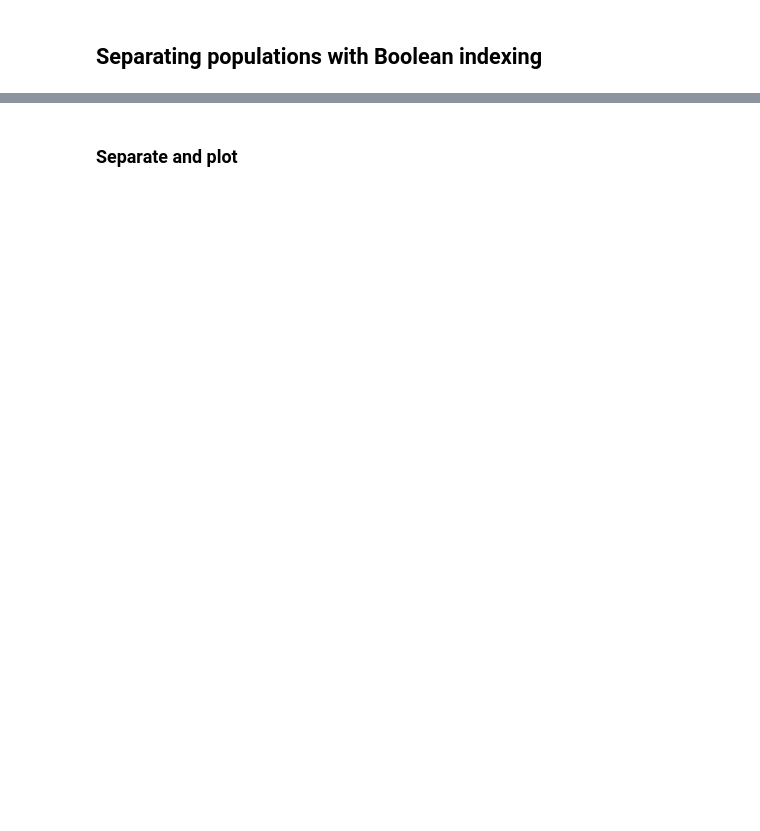
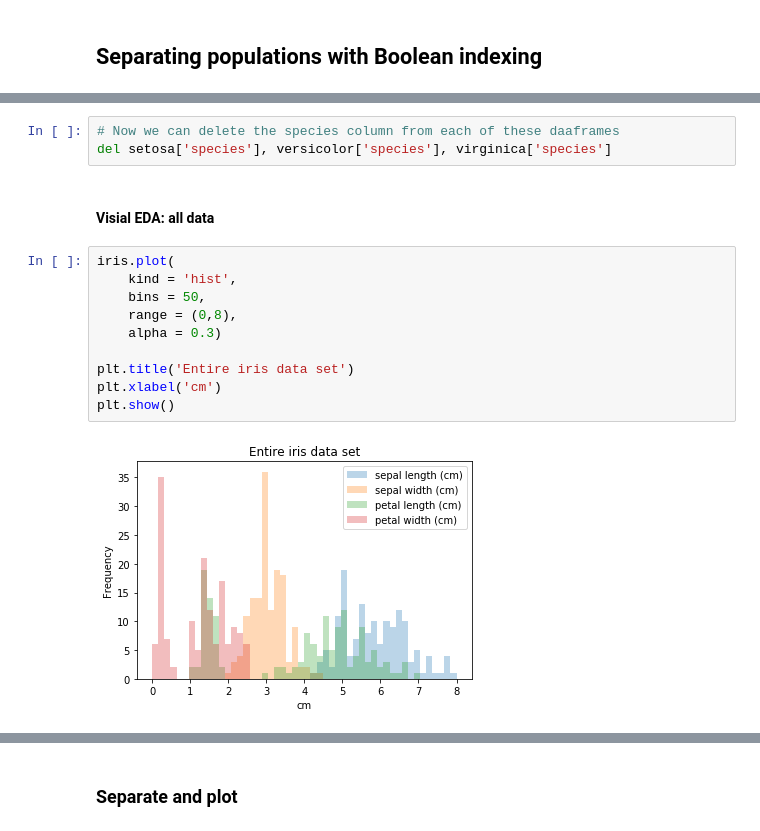
Before and after one commit to wsurles/datacamp_courses, a Jupyter notebook: python_courses/pandas_foundations/pandas_foundations.ipynb, the cells around one changed output, grey strips where cells are left out. Drawn from its saved outputs; the diff is of its cells as text; blank space fills up the shorter version.

```diff
--- a/python_courses/pandas_foundations/pandas_foundations.ipynb
+++ b/python_courses/pandas_foundations/pandas_foundations.ipynb
@@ -1423,0 +1592,17 @@ plt.show()
+# %%
+# Now we can delete the species column from each of these daaframes
+del setosa['species'], versicolor['species'], virginica['species']
+# %% [markdown]
+#### Visial EDA: all data
+# %%
+iris.plot(
+    kind = 'hist',
+    bins = 50,
+    range = (0,8),
+    alpha = 0.3)
+
+plt.title('Entire iris data set')
+plt.xlabel('cm')
+plt.show()
+# %% [output]
+[figure, added]
```
Also changed, not shown: parts of 138 cells of this notebook, 3 other files.
